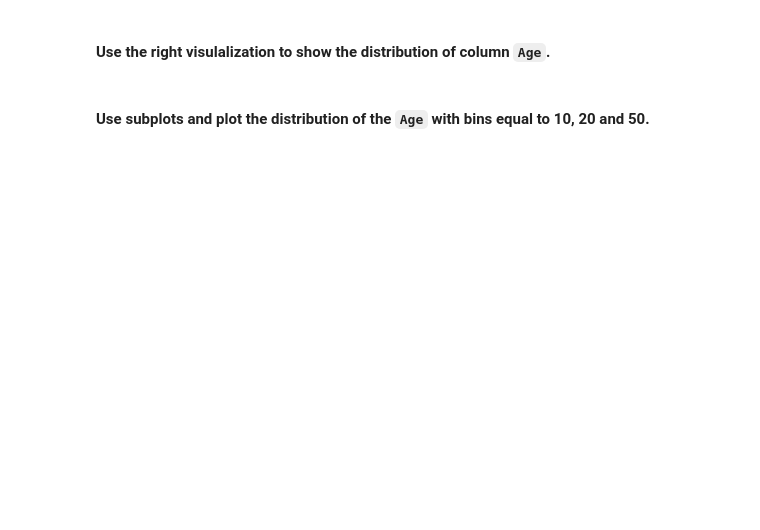
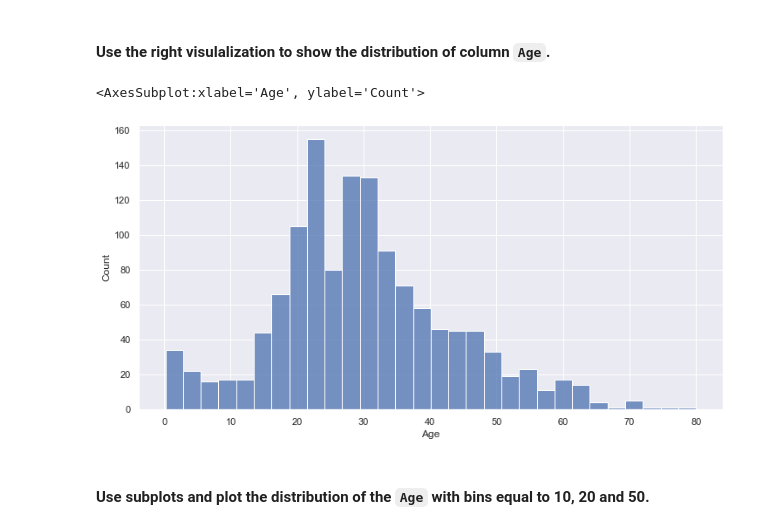
Before and after one commit to Ironhack-Data-Madrid-Octubre-2021/lab-matplotlib-seaborn, a Jupyter notebook: your-code/main.ipynb, the cells around one changed output. Saved outputs shown, nothing was run; the diff lists cells and outputs as text; code cells hidden in the pictures; blank space fills up the shorter version.

```diff
--- a/your-code/main.ipynb
+++ b/your-code/main.ipynb
@@ -205,5 +261,9 @@ Minutes Sedentary vs Steps
 #### Use the right visulalization to show the distribution of column `Age`.
 # %%
 # your code here
+sns.histplot(x=titanic.Age)
+# %% [output]
+<AxesSubplot:xlabel='Age', ylabel='Count'>
+[figure, added]
 # %% [markdown]
 #### Use subplots and plot the distribution of the `Age`  with bins equal to 10, 20 and 50.
```
Also changed, not shown: parts of 13 cells of this notebook.
